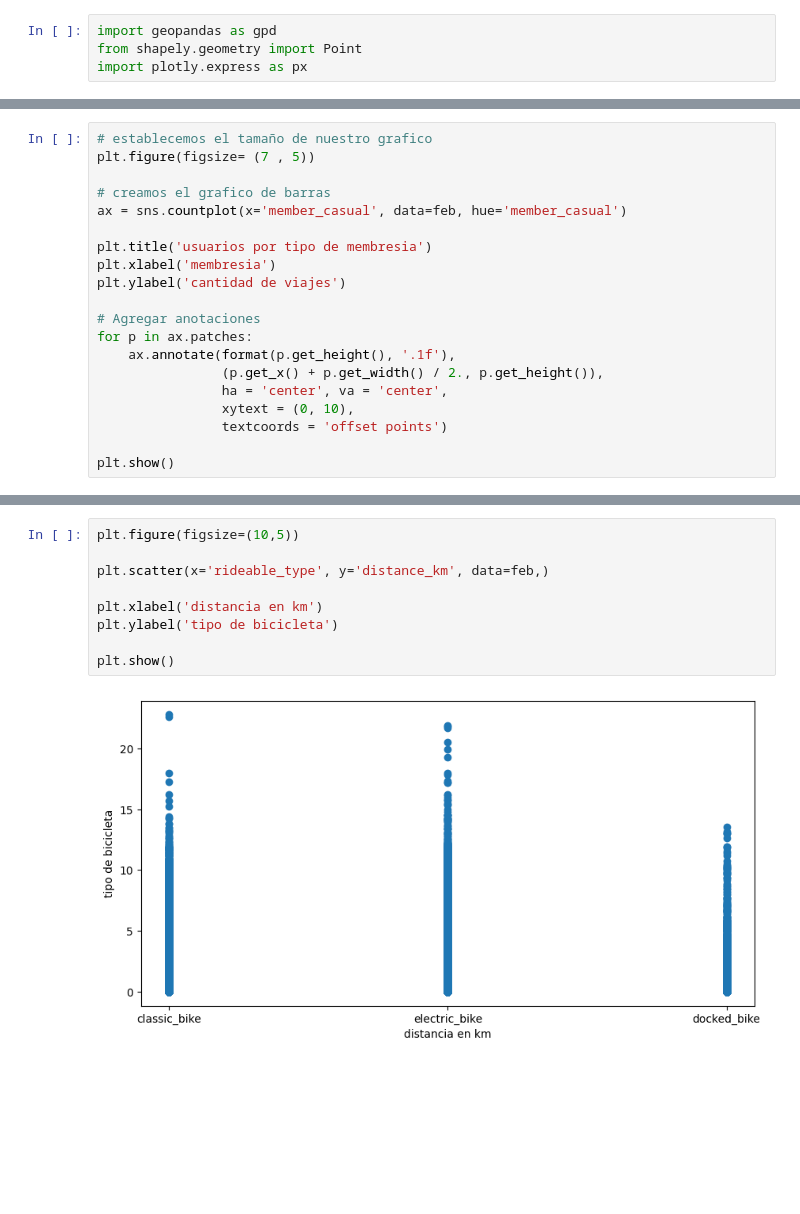
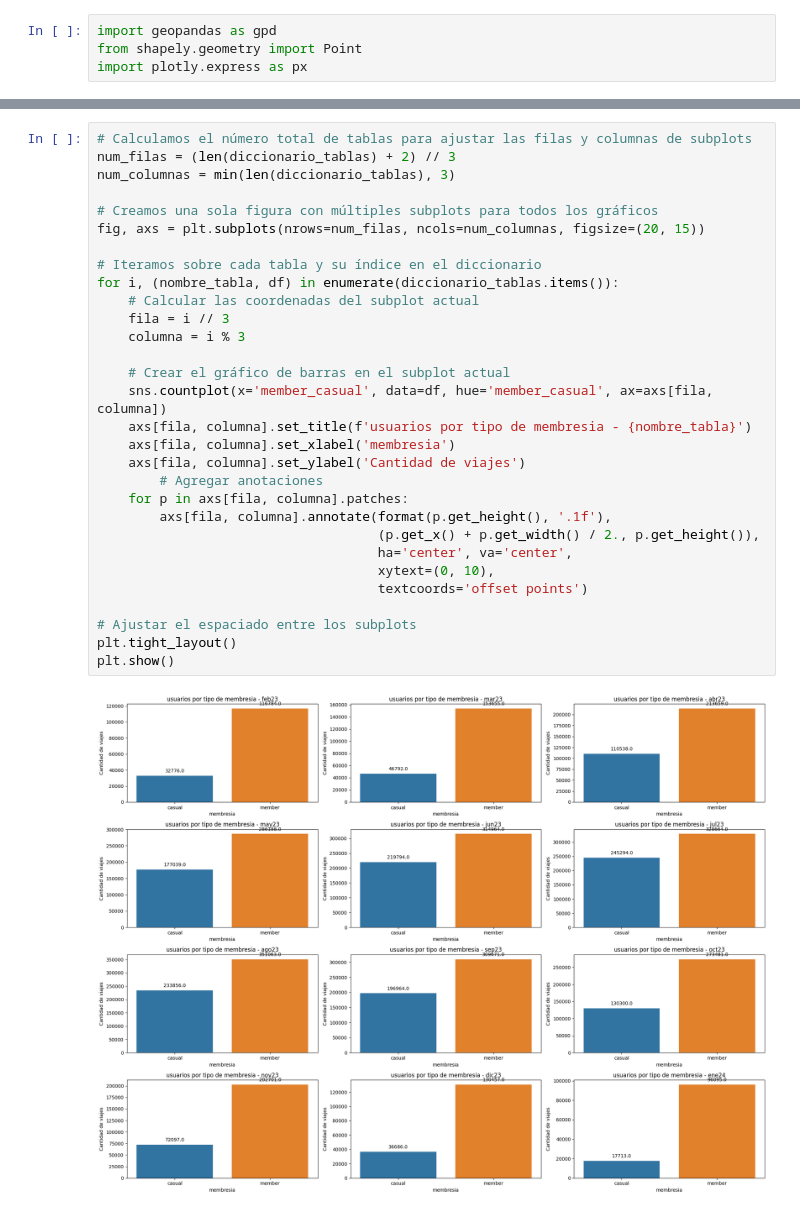
Before and after one commit to JGIOVANNIE/Bikes_DA, a Jupyter notebook: notebooks/EDA.ipynb, the cells around one changed output, grey strips where cells are left out. Saved outputs shown, nothing was run; the diff lists cells and outputs as text; blank space fills up the shorter version.

```diff
--- a/notebooks/EDA.ipynb
+++ b/notebooks/EDA.ipynb
@@ -367,20 +354,0 @@ NameError: name 'feb' is not defined
-# %%
-# establecemos el tamaño de nuestro grafico
-plt.figure(figsize= (7 , 5))
-
-# creamos el grafico de barras
-ax = sns.countplot(x='member_casual', data=feb, hue='member_casual')
-
-plt.title('usuarios por tipo de membresia')
-plt.xlabel('membresia')
-plt.ylabel('cantidad de viajes')
-
-# Agregar anotaciones
-for p in ax.patches:
-    ax.annotate(format(p.get_height(), '.1f'),
-                (p.get_x() + p.get_width() / 2., p.get_height()),
-                ha = 'center', va = 'center',
-                xytext = (0, 10),
-                textcoords = 'offset points')
-
-plt.show()
@@ -389,11 +355,32 @@ plt.show()
-# %%
-plt.figure(figsize=(10,5))
-
-plt.scatter(x='rideable_type', y='distance_km', data=feb,)
-
-plt.xlabel('distancia en km')
-plt.ylabel('tipo de bicicleta')
-
-plt.show()
-# %% [output]
-[figure, removed]
+# %%
+# Calculamos el número total de tablas para ajustar las filas y columnas de subplots
+num_filas = (len(diccionario_tablas) + 2) // 3
+num_columnas = min(len(diccionario_tablas), 3)
+
+# Creamos una sola figura con múltiples subplots para todos los gráficos
+fig, axs = plt.subplots(nrows=num_filas, ncols=num_columnas, figsize=(20, 15))
+
+# Iteramos sobre cada tabla y su índice en el diccionario
+for i, (nombre_tabla, df) in enumerate(diccionario_tablas.items()):
+    # Calcular las coordenadas del subplot actual
+    fila = i // 3
+    columna = i % 3
+
+    # Crear el gráfico de barras en el subplot actual
+    sns.countplot(x='member_casual', data=df, hue='member_casual', ax=axs[fila, columna])
+    axs[fila, columna].set_title(f'usuarios por tipo de membresia - {nombre_tabla}')
+    axs[fila, columna].set_xlabel('membresia')
+    axs[fila, columna].set_ylabel('Cantidad de viajes')
+        # Agregar anotaciones
+    for p in axs[fila, columna].patches:
+        axs[fila, columna].annotate(format(p.get_height(), '.1f'),
+                                    (p.get_x() + p.get_width() / 2., p.get_height()),
+                                    ha='center', va='center',
+                                    xytext=(0, 10),
+                                    textcoords='offset points')
+
+# Ajustar el espaciado entre los subplots
+plt.tight_layout()
+plt.show()
+# %% [output]
+[figure, added]
```
Also changed, not shown: parts of 20 cells of this notebook.
